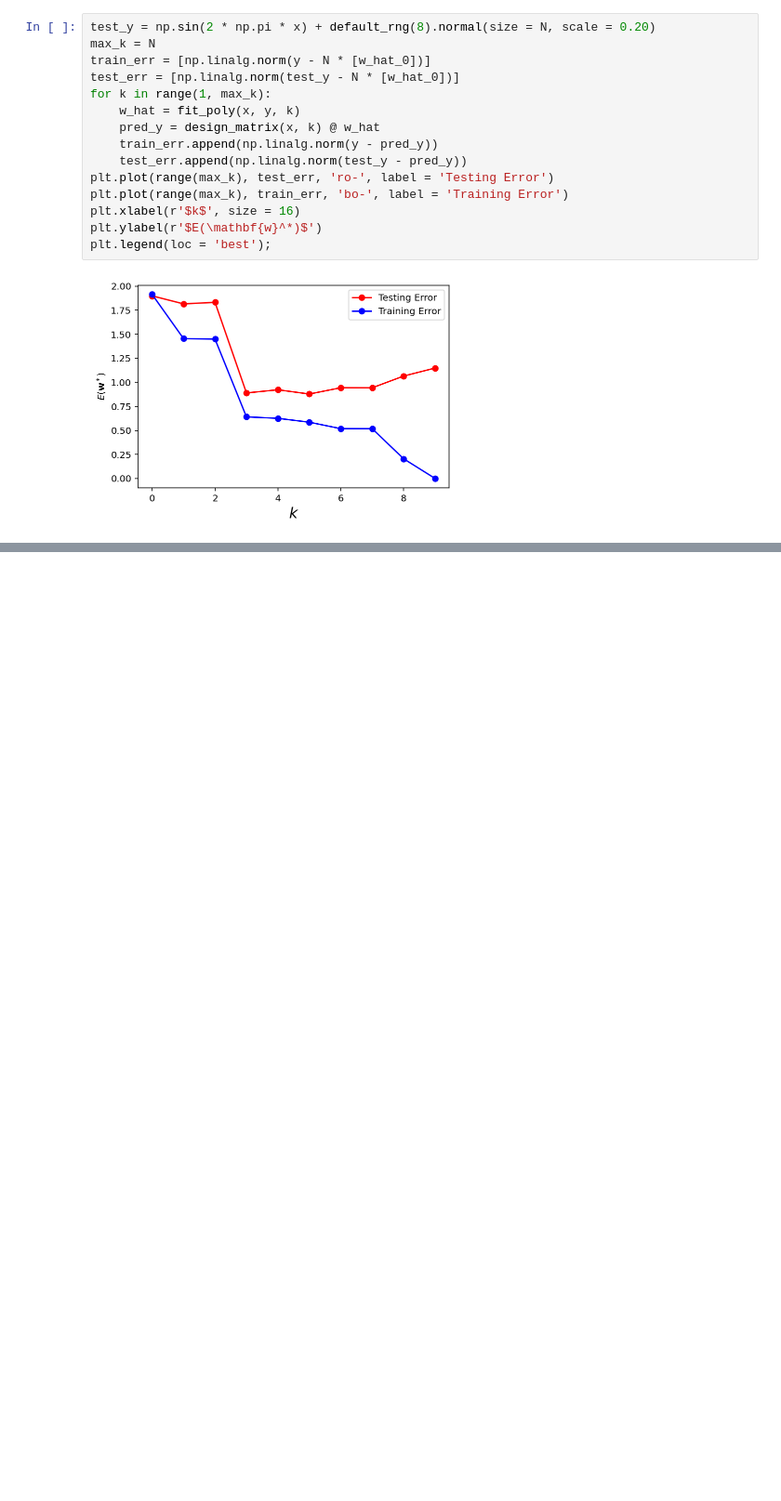
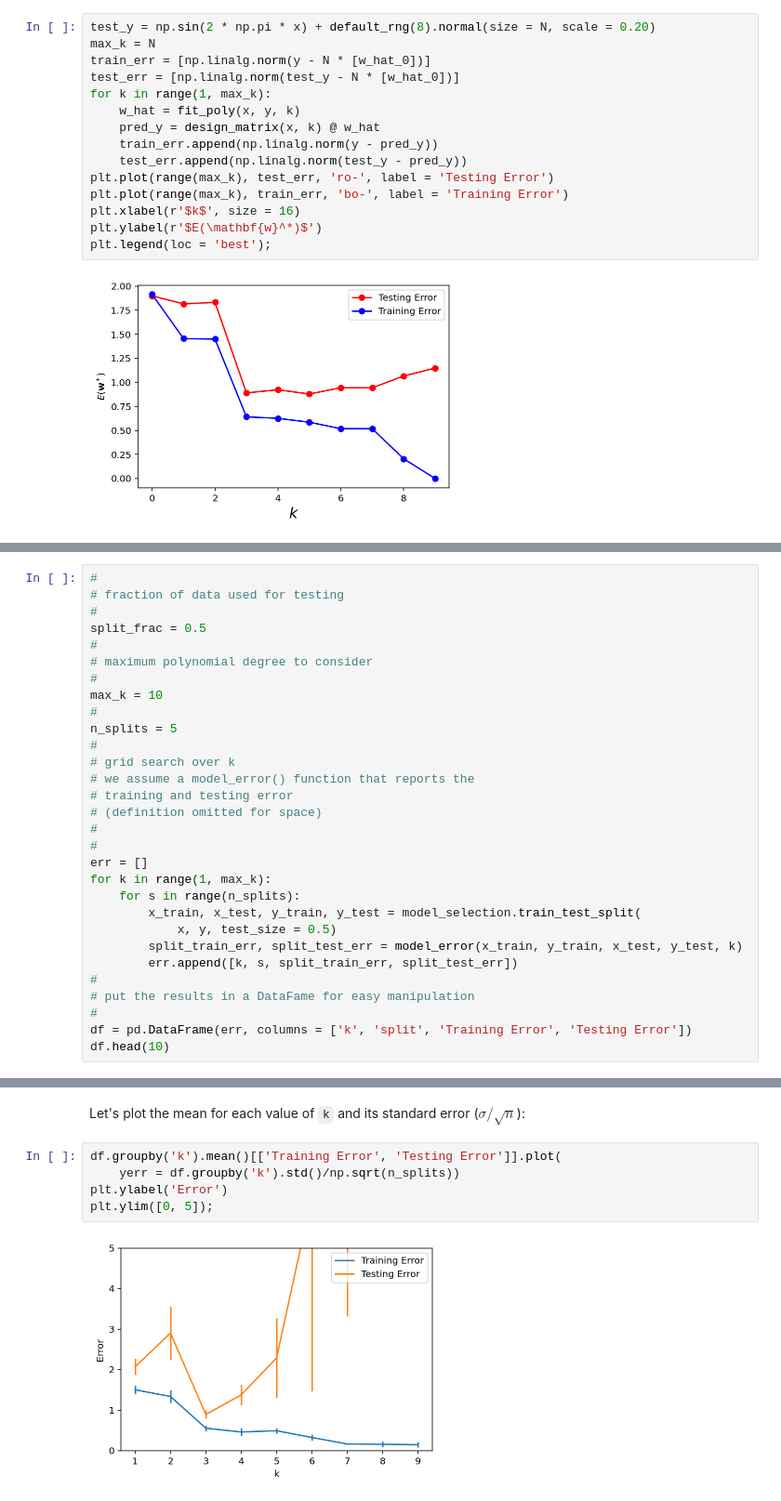
Before and after one commit to mcrovella/CS506-Computational-Tools-for-Data-Science, a Jupyter notebook: 13-Learning-From-Data.ipynb, the cells around one changed output, grey strips where cells are left out. Shown at 93% size. Saved outputs shown, nothing was run; the diff lists cells and outputs as text; blank space fills up the shorter version.

```diff
--- a/13-Learning-From-Data.ipynb
+++ b/13-Learning-From-Data.ipynb
@@ -697,0 +441,30 @@ Finally, we use 1 bit (2 colors) for a compression ratio around 24$\times$.
+# %%
+#
+# fraction of data used for testing
+#
+split_frac = 0.5
+#
+# maximum polynomial degree to consider
+#
+max_k = 10
+#
+n_splits = 5
+#
+# grid search over k
+# we assume a model_error() function that reports the
+# training and testing error
+# (definition omitted for space)
+#
+#
+err = []
+for k in range(1, max_k):
+    for s in range(n_splits):
+        x_train, x_test, y_train, y_test = model_selection.train_test_split(
+            x, y, test_size = 0.5)
+        split_train_err, split_test_err = model_error(x_train, y_train, x_test, y_test, k)
+        err.append([k, s, split_train_err, split_test_err])
+#
+# put the results in a DataFame for easy manipulation
+#
+df = pd.DataFrame(err, columns = ['k', 'split', 'Training Error', 'Testing Error'])
+df.head(10)
@@ -697,0 +483,9 @@ Finally, we use 1 bit (2 colors) for a compression ratio around 24$\times$.
+# %% [markdown]
+Let's plot the mean for each value of `k` and its standard error ($\sigma/\sqrt{n}$):
+# %%
+df.groupby('k').mean()[['Training Error', 'Testing Error']].plot(
+    yerr = df.groupby('k').std()/np.sqrt(n_splits))
+plt.ylabel('Error')
+plt.ylim([0, 5]);
+# %% [output]
+[figure, added]
```
Also changed, not shown: parts of 119 cells of this notebook, 3 other files.
